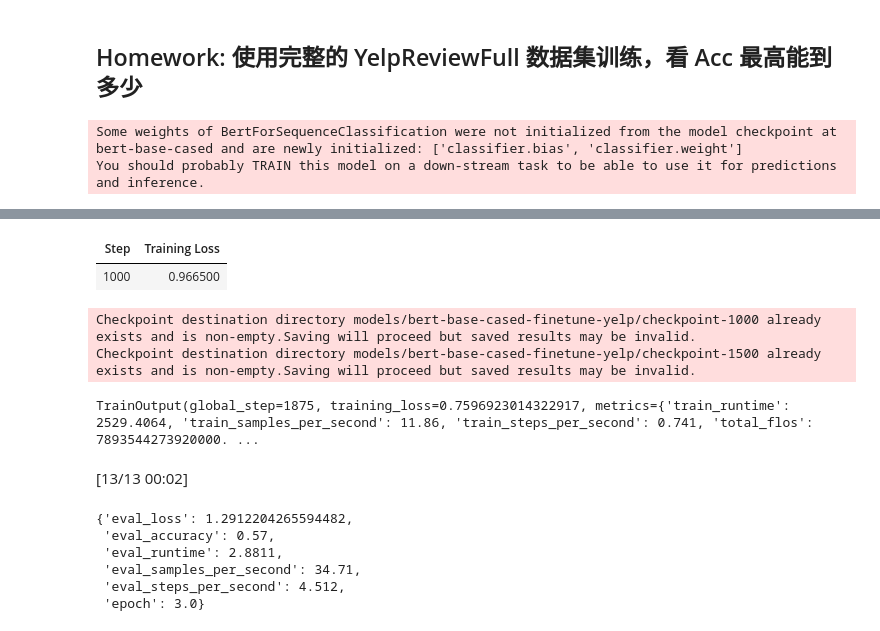
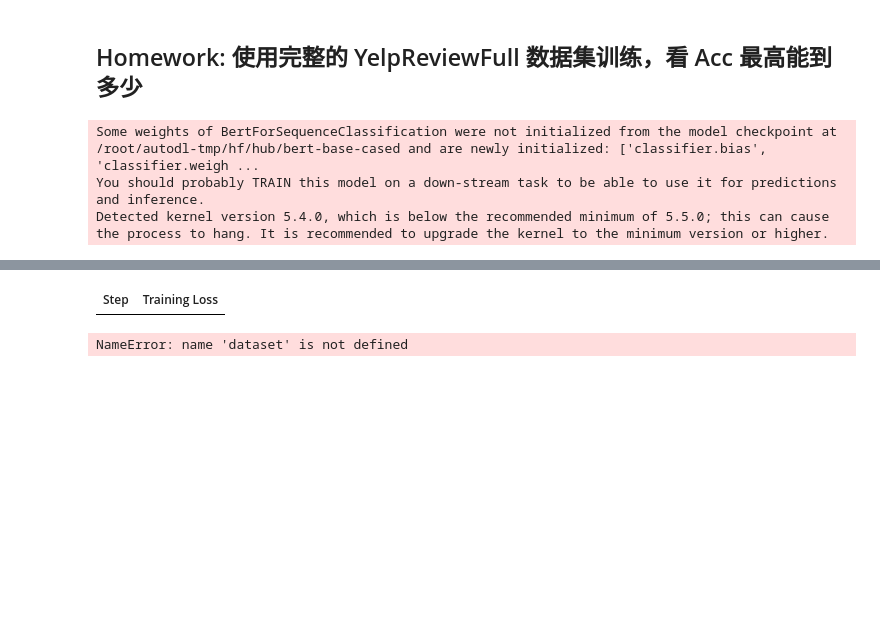
Before and after one commit to wgxgg/LLM-quickstart, a Jupyter notebook: transformers/fine-tune-quickstart.ipynb, the cells around one changed output, grey strips where cells are left out. Drawn from its saved outputs; the diff is of its cells as text; code cells hidden in the pictures; blank space fills up the shorter version.

Commit message:
The second round of study

```diff
--- a/transformers/fine-tune-quickstart.ipynb
+++ b/transformers/fine-tune-quickstart.ipynb
@@ -117,7 +176,7 @@ Datasets 的 `map` 方法，支持一次性在整个数据集上应用预处理
 # %%
 from transformers import AutoTokenizer
 
-tokenizer = AutoTokenizer.from_pretrained("bert-base-cased")
+tokenizer = AutoTokenizer.from_pretrained(model_name_or_path)
 
 
 def tokenize_function(examples):
@@ -210,7 +269,7 @@ Evaluate库提供了一个简单的准确率函数，您可以使用`evaluate.lo
 import numpy as np
 import evaluate
 
-metric = evaluate.load("accuracy")
+metric = evaluate.load(metric_name_or_path)
 # %% [markdown]
 
 接着，调用 `compute` 函数来计算预测的准确率。
@@ -315,39 +383,33 @@ from transformers import AutoTokenizer, AutoModelForSequenceClassification, Trai
 from datasets import load_dataset
 
 # 准备数据集
-dataset = load_dataset("yelp_review_full")
+dataset = load_dataset(dataset_name_or_path)
 
 # preprocess
-tokenizer = AutoTokenizer.from_pretrained("bert-base-cased")
+tokenizer = AutoTokenizer.from_pretrained(model_name_or_path)
 
 def tokenize_function(examples):
     return tokenizer(examples["text"], padding="max_length", truncation=True)
 
-tokenized_datasets = dataset.map(tokenize_function, batched=True)  # default batch size is 1000
-
-medium_train_dataset = tokenized_datasets["train"].shuffle(seed=42).select(range(10000))
-medium_eval_dataset = tokenized_datasets["test"].shuffle(seed=42).select(range(500))
+medium_train_dataset = dataset["train"].shuffle(seed=42).select(range(320000)).map(tokenize_function, batched=True)
+medium_eval_dataset = dataset["test"].shuffle(seed=42).select(range(50000)).map(tokenize_function, batched=True)
 # %%
 import numpy as np
 import evaluate
 
-metric = evaluate.load("accuracy")
+metric = evaluate.load(metric_name_or_path)
 
 def compute_metrics(eval_pred):
     logits, labels = eval_pred
     predictions = np.argmax(logits, axis=-1)
     return metric.compute(predictions=predictions, references=labels)
 # %%
-model = AutoModelForSequenceClassification.from_pretrained("bert-base-cased", num_labels=5)
+model = AutoModelForSequenceClassification.from_pretrained(model_name_or_path, num_labels=5)
 # 训练参数
-model_dir = "models/bert-base-cased-finetune-yelp"
 
-# logging_steps 默认值为500，根据我们的训练数据和步长，将其设置为100
-# steps=round(5000/16)*3=939
-training_args = TrainingArguments(output_dir=model_dir,
-                                  per_device_train_batch_size=16,
-                                  num_train_epochs=3,
-                                  logging_steps=1000)
+training_args = TrainingArguments(output_dir=model_output_dir,
+                                  per_device_train_batch_size=32,
+                                  num_train_epochs=3)
 
 trainer = Trainer(
     model=model,
@@ -359,5 +421,6 @@ trainer = Trainer(
 
 trainer.train()
 # %% [output]
-Some weights of BertForSequenceClassification were not initialized from the model checkpoint at bert-base-cased and are newly initialized: ['classifier.bias', 'classifier.weight']
+Some weights of BertForSequenceClassification were not initialized from the model checkpoint at /root/autodl-tmp/hf/hub/bert-base-cased and are newly initialized: ['classifier.bias', 'classifier.weigh ...
 You should probably TRAIN this model on a down-stream task to be able to use it for predictions and inference.
+Detected kernel version 5.4.0, which is below the recommended minimum of 5.5.0; this can cause the process to hang. It is recommended to upgrade the kernel to the minimum version or higher.
@@ -365,16 +428,6 @@ You should probably TRAIN this model on a down-stream task to be able to use it
 | Step | Training Loss |
-| 1000 | 0.966500 |
-Checkpoint destination directory models/bert-base-cased-finetune-yelp/checkpoint-1000 already exists and is non-empty.Saving will proceed but saved results may be invalid.
-Checkpoint destination directory models/bert-base-cased-finetune-yelp/checkpoint-1500 already exists and is non-empty.Saving will proceed but saved results may be invalid.
-TrainOutput(global_step=1875, training_loss=0.7596923014322917, metrics={'train_runtime': 2529.4064, 'train_samples_per_second': 11.86, 'train_steps_per_second': 0.741, 'total_flos': 7893544273920000. ...
 # %%
-medium_test_dataset = tokenized_datasets["test"].shuffle(seed=64).select(range(100))
+medium_test_dataset = dataset["test"].shuffle(seed=64).select(range(50000)).map(tokenize_function, batched=True)
 trainer.evaluate(medium_test_dataset)
 # %% [output]
-[13/13 00:02]
-{'eval_loss': 1.2912204265594482,
- 'eval_accuracy': 0.57,
- 'eval_runtime': 2.8811,
- 'eval_samples_per_second': 34.71,
- 'eval_steps_per_second': 4.512,
- 'epoch': 3.0}
+NameError: name 'dataset' is not defined
```
Also changed, not shown: parts of 38 cells of this notebook, 1 other file.
